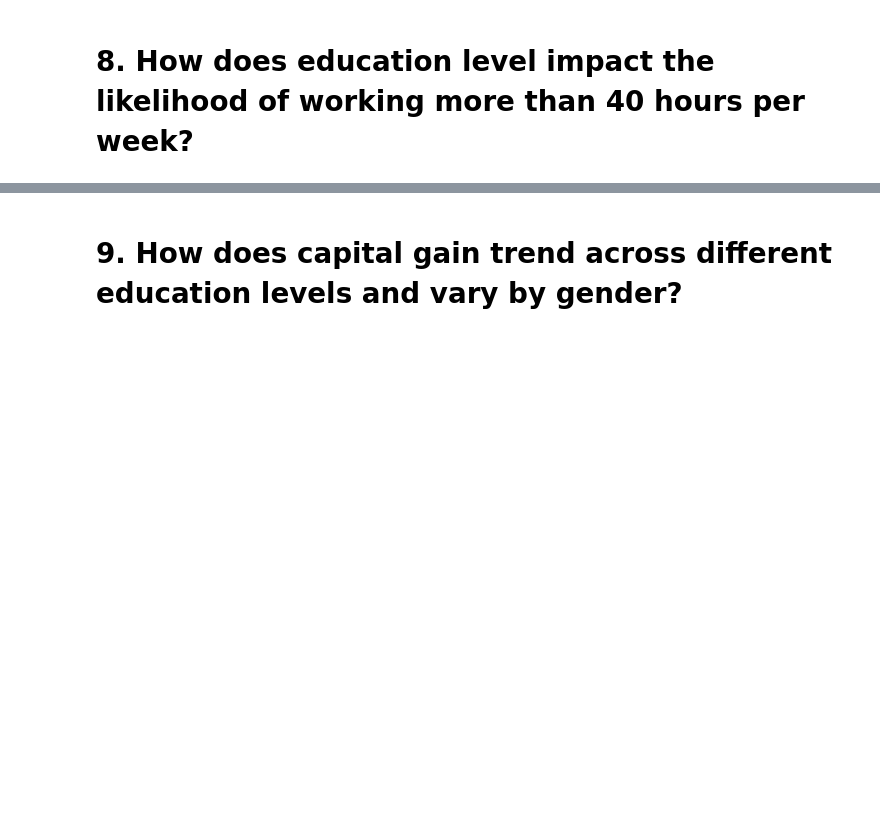
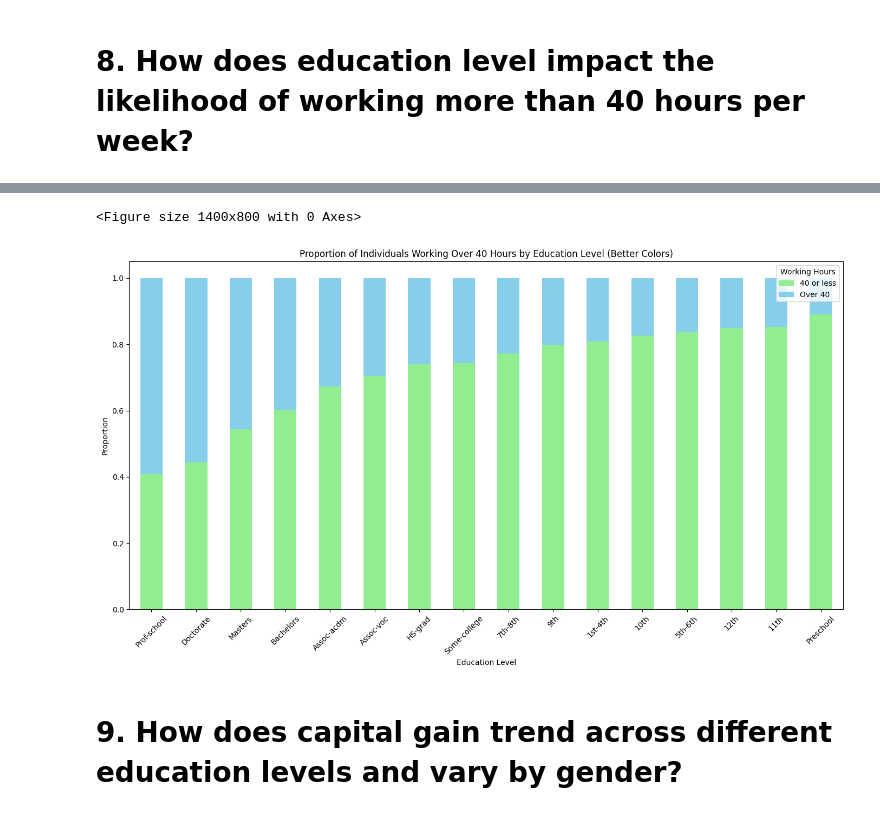
Before and after one commit to elokwentnie/medium-notebooks, a Jupyter notebook: Pandas-Part3-Notebook.ipynb, the cells around one changed output, grey strips where cells are left out. Drawn from its saved outputs; the diff is of its cells as text; code cells hidden in the pictures; blank space fills up the shorter version.

```diff
--- a/Pandas-Part3-Notebook.ipynb
+++ b/Pandas-Part3-Notebook.ipynb
@@ -328,3 +330,17 @@ plt.show()
+# %%
+# Plotting with better colors
+plt.figure(figsize=(14, 8))
+education_hours.plot(kind='bar', stacked=True, figsize=(14, 8), color=['lightgreen', 'skyblue'])  # Well-suited colors
+plt.title('Proportion of Individuals Working Over 40 Hours by Education Level (Better Colors)')
+plt.xlabel('Education Level')
+plt.ylabel('Proportion')
+plt.legend(title='Working Hours')
+plt.xticks(rotation=45)
+plt.tight_layout()
+plt.show()
+# %% [output]
+<Figure size 1400x800 with 0 Axes>
+[figure, added]
 # %% [markdown]
 # 9. How does capital gain trend across different education levels and vary by gender?
 # %%
```
Also changed, not shown: parts of 1 cell of this notebook.
